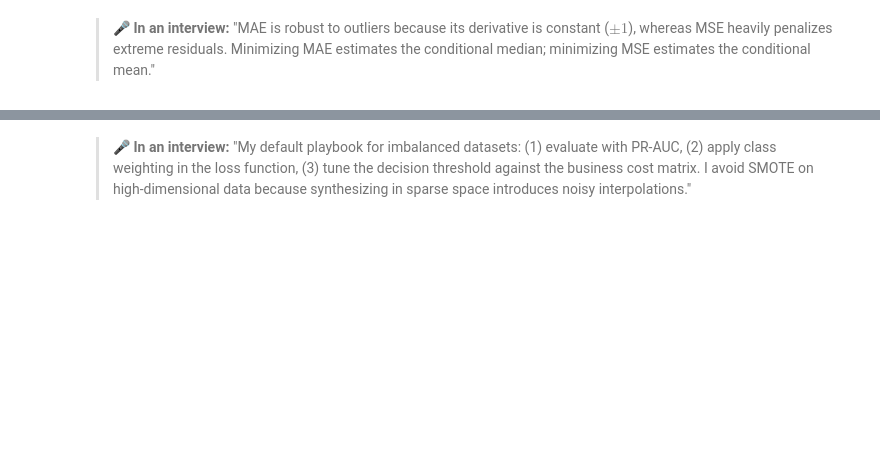
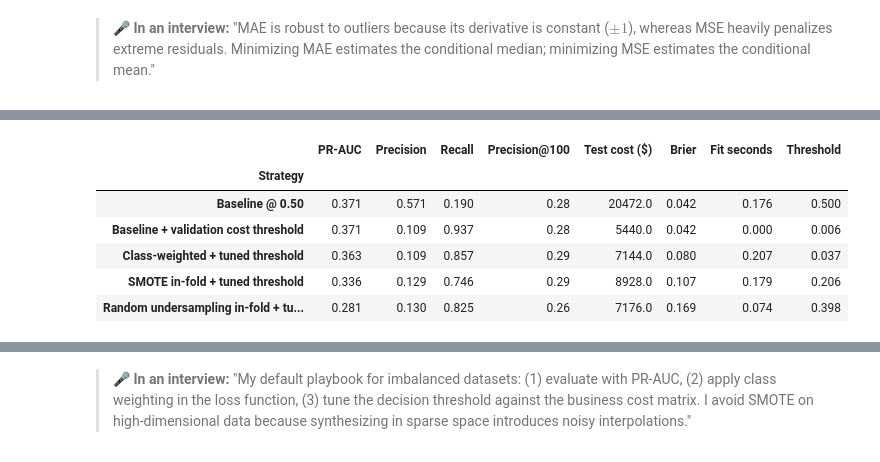
Before and after one commit to kyawmt/machine_learning_fundamental, a Jupyter notebook: notebooks/02_metrics_and_data.ipynb, the cells around one changed output, grey strips where cells are left out. Saved outputs shown, nothing was run; the diff lists cells and outputs as text; code cells hidden in the pictures; blank space fills up the shorter version.

```diff
--- a/notebooks/02_metrics_and_data.ipynb
+++ b/notebooks/02_metrics_and_data.ipynb
@@ -333,10 +361,11 @@ print(f"Empirical Sample Median = {np.median(sample):.2f} | MAE Loss Minimizer =
 print(f"Empirical Sample Mean   = {np.mean(sample):.2f} | MSE Loss Minimizer = {opt_mse_c:.2f}")
 
 # 2. Negative R2 Demo
+rng_reg = np.random.RandomState(SEED)
 X_tr_toy = np.linspace(0, 1, 10).reshape(-1, 1)
-y_tr_toy = 3 * X_tr_toy.ravel() + np.random.normal(0, 0.1, 10)
+y_tr_toy = 3 * X_tr_toy.ravel() + rng_reg.normal(0, 0.1, 10)
 X_te_toy = np.linspace(1.1, 2.0, 10).reshape(-1, 1)
-y_te_toy = 3 * X_te_toy.ravel() + np.random.normal(0, 0.1, 10)
+y_te_toy = 3 * X_te_toy.ravel() + rng_reg.normal(0, 0.1, 10)
 
 poly_feat = PolynomialFeatures(degree=9)
 X_tr_poly_toy = poly_feat.fit_transform(X_tr_toy)
@@ -348,7 +377,16 @@ neg_r2 = r2_score(y_te_toy, bad_preds)
 
 
 print(f"\nOverfitted Polynomial Test R² = {neg_r2:.2f}")
-print(f"Interpretation: R² is negative whenever the model's predictions have larger squared error than simply predicting the training mean (ȳ).")
+print("Interpretation: test R² is negative when predictions are worse than the constant test-set mean baseline used by the metric.")
+
+# 3. MAE vs RMSE sensitivity to a few extreme residuals
+clean_errors = rng_reg.normal(0, 1, 200)
+contaminated_errors = clean_errors.copy()
+contaminated_errors[:3] = [12, -15, 18]
+for label, errors in [("Clean", clean_errors), ("Three outliers", contaminated_errors)]:
+    mae = np.mean(np.abs(errors))
+    rmse = np.sqrt(np.mean(errors ** 2))
+    print(f"{label:<14}: MAE={mae:.2f} | RMSE={rmse:.2f} | RMSE/MAE={rmse/mae:.2f}")
 # %% [output]
 Sample: [10, 12, 14, 15, 18, 20, 100]
 Empirical Sample Median = 15.00 | MAE Loss Minimizer = 15.05
@@ -595,0 +666,72 @@ Strategy                                      ...
+# %%
+import time
+from sklearn.metrics import precision_score, recall_score
+
+df_imb = make_churn_panel(n_users=6000, snapshots_per_user=1, seed=SEED)
+X_imb = df_imb[["tenure_days", "monthly_spend", "logins_30d"]]
+y_imb = df_imb["churned"]
+X_tr_i, X_tmp_i, y_tr_i, y_tmp_i = train_test_split(X_imb, y_imb, test_size=0.4, stratify=y_imb, random_state=SEED)
+X_val_i, X_te_i, y_val_i, y_te_i = train_test_split(X_tmp_i, y_tmp_i, test_size=0.5, stratify=y_tmp_i, random_state=SEED)
+COST_FP, COST_FN = 8.0, 400.0
+
+def cost_threshold(y, scores):
+    candidates = np.unique(np.r_[0.0, scores, 1.0])
+    costs = []
+    for threshold in candidates:
+        pred = scores >= threshold
+        tn, fp, fn, tp = confusion_matrix(y, pred).ravel()
+        costs.append(fp * COST_FP + fn * COST_FN)
+    return float(candidates[np.argmin(costs)])
+
+def result_row(name, probs, threshold, fit_seconds):
+    pred = probs >= threshold
+    tn, fp, fn, tp = confusion_matrix(y_te_i, pred).ravel()
+    k = min(100, len(probs))
+    top_k = np.argsort(probs)[-k:]
+    return (name, average_precision_score(y_te_i, probs), precision_score(y_te_i, pred, zero_division=0),
+            recall_score(y_te_i, pred), y_te_i.iloc[top_k].mean(), fp * COST_FP + fn * COST_FN,
+            brier_score_loss(y_te_i, probs), fit_seconds, threshold)
+
+rows = []
+t0 = time.perf_counter()
+m_base = HistGradientBoostingClassifier(max_iter=60, random_state=SEED).fit(X_tr_i, y_tr_i)
+t_base = time.perf_counter() - t0
+p_val_base, p_te_base = m_base.predict_proba(X_val_i)[:, 1], m_base.predict_proba(X_te_i)[:, 1]
+rows.append(result_row("Baseline @ 0.50", p_te_base, 0.5, t_base))
+rows.append(result_row("Baseline + validation cost threshold", p_te_base, cost_threshold(y_val_i, p_val_base), 0.0))
+
+t0 = time.perf_counter()
+ratio = (len(y_tr_i) - y_tr_i.sum()) / y_tr_i.sum()
+weights = np.where(y_tr_i == 1, ratio, 1.0)
+m_weight = HistGradientBoostingClassifier(max_iter=60, random_state=SEED).fit(X_tr_i, y_tr_i, sample_weight=weights)
+t_weight = time.perf_counter() - t0
+p_val_weight, p_te_weight = m_weight.predict_proba(X_val_i)[:, 1], m_weight.predict_proba(X_te_i)[:, 1]
+rows.append(result_row("Class-weighted + tuned threshold", p_te_weight, cost_threshold(y_val_i, p_val_weight), t_weight))
+
+try:
+    from imblearn.over_sampling import SMOTE
+    from imblearn.under_sampling import RandomUnderSampler
+    from imblearn.pipeline import Pipeline as ImbPipeline
+    for label, sampler in [("SMOTE in-fold", SMOTE(random_state=SEED)), ("Random undersampling in-fold", RandomUnderSampler(random_state=SEED))]:
+        t0 = time.perf_counter()
+        model = ImbPipeline([("sample", sampler), ("model", HistGradientBoostingClassifier(max_iter=60, random_state=SEED))])
+        model.fit(X_tr_i, y_tr_i)
+        elapsed = time.perf_counter() - t0
+        p_val, p_test = model.predict_proba(X_val_i)[:, 1], model.predict_proba(X_te_i)[:, 1]
+        rows.append(result_row(label + " + tuned threshold", p_test, cost_threshold(y_val_i, p_val), elapsed))
+except ImportError:
+    print("imbalanced-learn not installed; skipping the two optional resampling rows.")
+
+imbalance_df = pd.DataFrame(rows, columns=[
+    "Strategy", "PR-AUC", "Precision", "Recall", "Precision@100", "Test cost ($)", "Brier", "Fit seconds", "Threshold"
+]).set_index("Strategy")
+display(imbalance_df.round(3))
+print("Threshold tuning changes decisions and cost, not PR-AUC or ROC-AUC. Resampling can distort probability calibration; compare Brier scores.")
+# %% [output]
+|  | PR-AUC | Precision | Recall | Precision@100 | Test cost ($) | Brier | Fit seconds | Threshold |
+| Strategy |  |  |  |  |  |  |  |  |
+| Baseline @ 0.50 | 0.371 | 0.571 | 0.190 | 0.28 | 20472.0 | 0.042 | 0.176 | 0.500 |
+| Baseline + validation cost threshold | 0.371 | 0.109 | 0.937 | 0.28 | 5440.0 | 0.042 | 0.000 | 0.006 |
+| Class-weighted + tuned threshold | 0.363 | 0.109 | 0.857 | 0.29 | 7144.0 | 0.080 | 0.207 | 0.037 |
+| SMOTE in-fold + tuned threshold | 0.336 | 0.129 | 0.746 | 0.29 | 8928.0 | 0.107 | 0.179 | 0.206 |
+| Random undersampling in-fold + tu... | 0.281 | 0.130 | 0.825 | 0.26 | 7176.0 | 0.169 | 0.074 | 0.398 |
```
Also changed, not shown: parts of 31 cells of this notebook, 18 other files.
